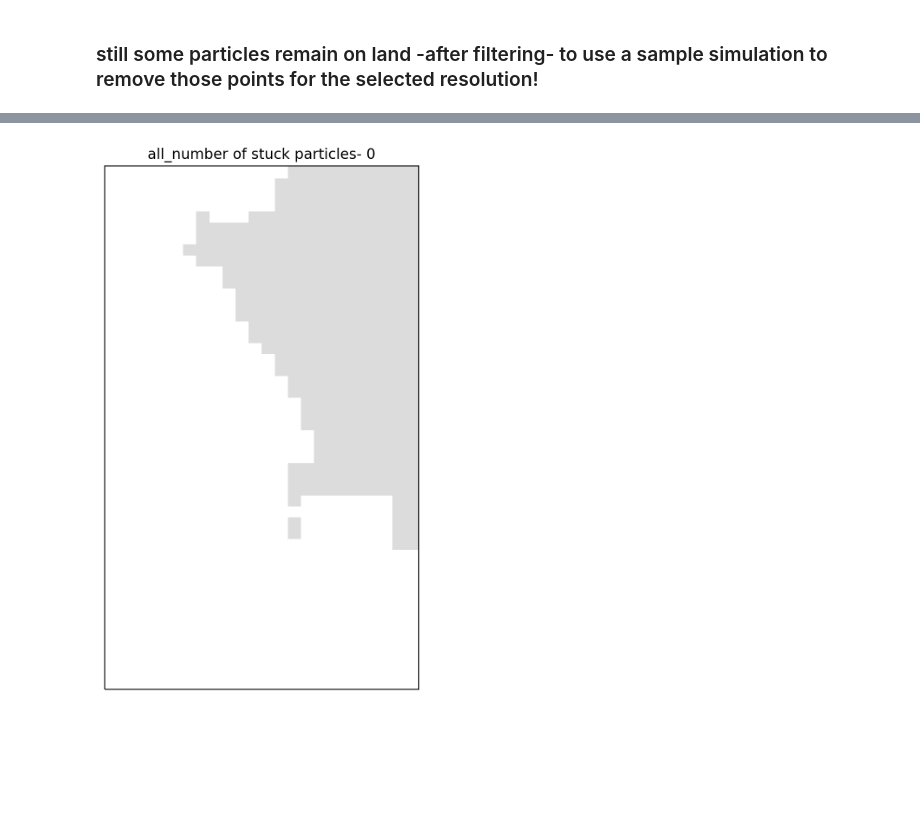
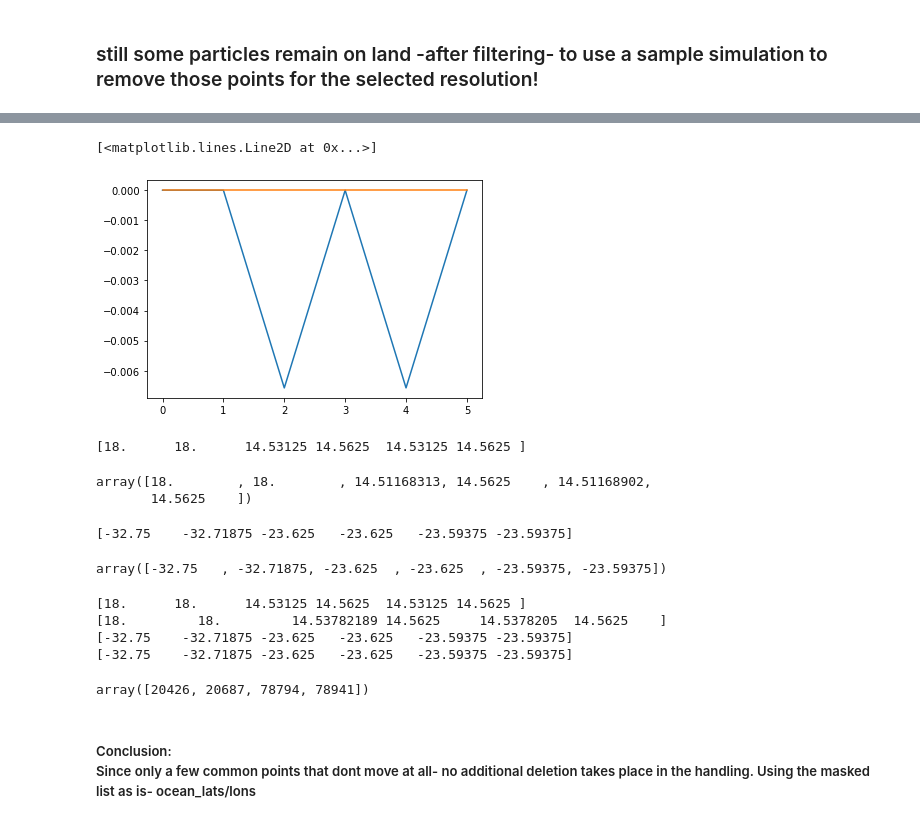
Before and after one commit to OceanParcels/atlanteco_plankton_plastic_nutrients_dispersion, a Jupyter notebook: src/processing/extract_Benguela_region.ipynb, the cells around one changed output, grey strips where cells are left out. Saved outputs shown, nothing was run; the diff lists cells and outputs as text; code cells hidden in the pictures; blank space fills up the shorter version.

```diff
--- a/src/processing/extract_Benguela_region.ipynb
+++ b/src/processing/extract_Benguela_region.ipynb
@@ -341,26 +209,39 @@ locations.to_csv('/nethome/manra003/atlanteco_plankton_plastic_nutrients_dispers
-# %%
-
-
-test_ds=xr.open_zarr('/nethome/manra003/analysis/dispersion/simulations/Test_18Sep2023_3D_BenguelaUpwR_1ov64_129x97res_Dec2017_1z_2days.zarr')
-
-stuck_ids = np.where(test_ds.lon[:,0]==test_ds.lon[:,-1])[0]
-
-fig = plt.figure(figsize=(12,8), dpi=200)
-ax = plt.axes(projection=ccrs.PlateCarree())
-ax.set_title("all_number of stuck particles- {0}".format(len(stuck_ids)))
-colormap = clr.ListedColormap(['gainsboro', 'white'])
-
-# Near Amazon river- 4-5 month simulations
-ax.pcolormesh(mask_lon[0, 1249:1750, 1499:], mask_lat[0, 1249:1750, 1499:], mask_land[0,0, 1250:1750, 1500:], cmap=colormap)
-
-
-ax.set_xlim(17.5, 19)
-ax.set_ylim(-35, -32.5)
-
-# ax.set_xlim(10, 20)
-# ax.set_ylim(-35, -15)
-
-ax.scatter(np.take(test_ds.lon[:,-1],stuck_ids), np.take(test_ds.lat[:,-1],stuck_ids), s=0.5, c="red")
-plt.show()
-# %% [output]
-[figure, removed]
+# %%
+plt.plot(np.take(test_ds.lon[:,0],stuck_ids2)-np.take(test_ds.lon[:,-1],stuck_ids2))
+plt.plot(np.take(test_ds.lat[:,0],stuck_ids2)-np.take(test_ds.lat[:,-1],stuck_ids2))
+# %% [output]
+[<matplotlib.lines.Line2D at 0x...>]
+[figure, added]
+# %%
+print(np.take(test_ds.lon[:,0],stuck_ids2).values)
+np.take(test_ds.lon[:,-1],stuck_ids2).values
+# %% [output]
+[18.      18.      14.53125 14.5625  14.53125 14.5625 ]
+array([18.        , 18.        , 14.51168313, 14.5625    , 14.51168902,
+       14.5625    ])
+# %%
+print(np.take(test_ds.lat[:,0],stuck_ids2).values)
+np.take(test_ds.lat[:,-1],stuck_ids2).values
+# %% [output]
+[-32.75    -32.71875 -23.625   -23.625   -23.59375 -23.59375]
+array([-32.75   , -32.71875, -23.625  , -23.625  , -23.59375, -23.59375])
+# %%
+print(np.take(test_ds.lon[:,0],stuck_ids2).values)
+print(np.take(test_ds.lon[:,-1],stuck_ids2).values)
+print(np.take(test_ds.lat[:,0],stuck_ids2).values)
+print(np.take(test_ds.lat[:,-1],stuck_ids2).values)
+# %% [output]
+[18.      18.      14.53125 14.5625  14.53125 14.5625 ]
+[18.         18.         14.53782189 14.5625     14.5378205  14.5625    ]
+[-32.75    -32.71875 -23.625   -23.625   -23.59375 -23.59375]
+[-32.75    -32.71875 -23.625   -23.625   -23.59375 -23.59375]
+# %%
+common = np.intersect1d(stuck_ids2,stuck_ids)
+common
+# %% [output]
+array([20426, 20687, 78794, 78941])
+# %% [markdown]
+<h5>Conclusion:
+<p>
+Since only a few common points that dont move at all- no additional deletion takes place in the handling.</br>
+Using the masked list as is- ocean_lats/lons
```
Also changed, not shown: parts of 23 cells of this notebook, 1 other file.
